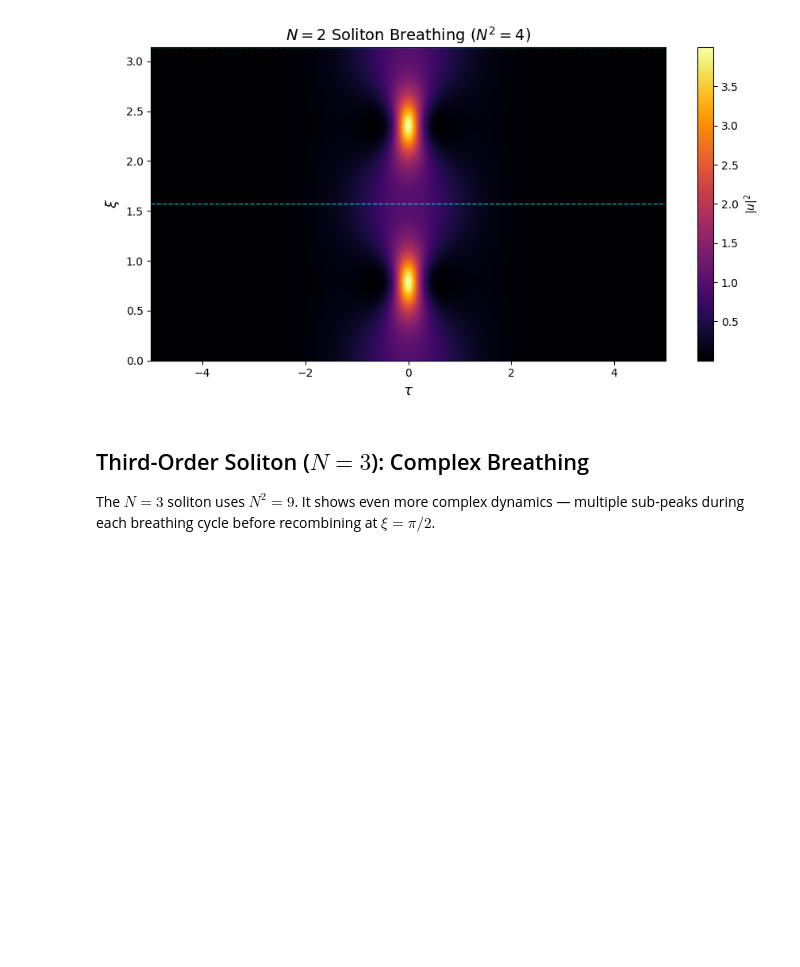
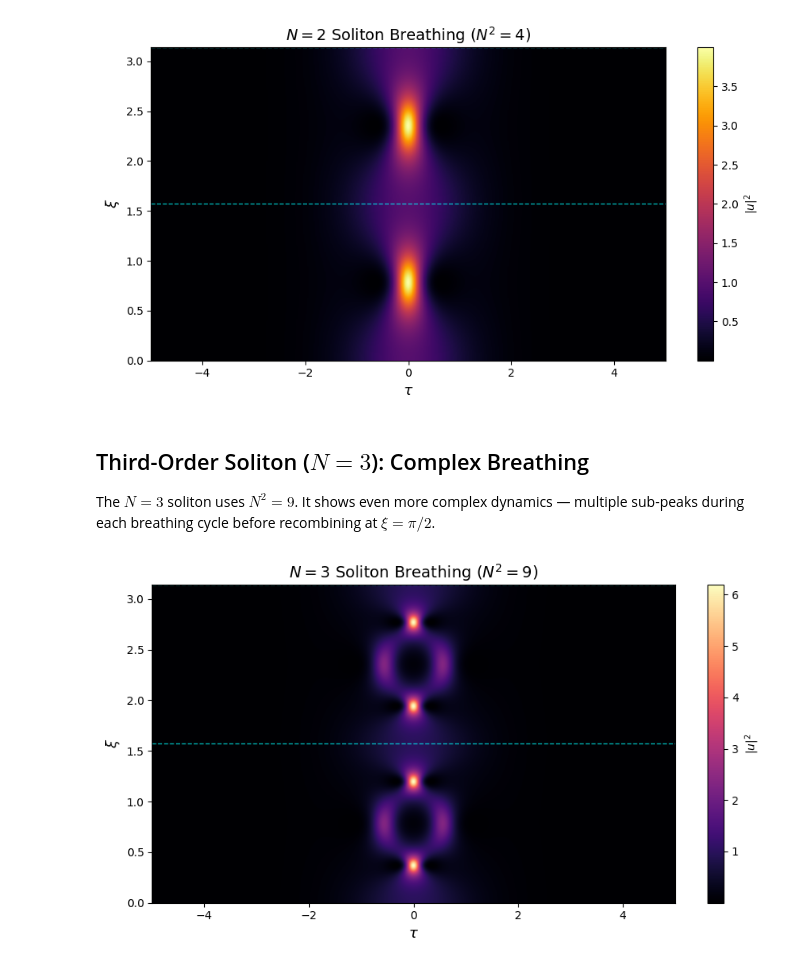
Before and after one commit to abbas-ahmad-cowlar/split-step-fourier-nlse, a Jupyter notebook: notebooks/03_solitons.ipynb, the cells around one changed output. Drawn from its saved outputs; the diff is of its cells as text; code cells hidden in the pictures; blank space fills up the shorter version.

Commit message:
Simulate 03 solitons propagation

```diff
--- a/notebooks/03_solitons.ipynb
+++ b/notebooks/03_solitons.ipynb
@@ -191,3 +191,30 @@ N=2 initial energy: 2.000000 (expected 2.0)
 
 The $N = 3$ soliton uses $N^2 = 9$. It shows even more complex dynamics — multiple
 sub-peaks during each breathing cycle before recombining at $\xi = \pi/2$.
+# %%
+tau_N3, omega_N3, dtau_N3 = create_grid(N_t=4096, tau_window=20.0)
+u0_N3 = sech_pulse(tau_N3)
+
+xi_arr_N3, u_hist_N3 = ssfm_propagate(
+    u0_N3, tau_N3, omega_N3, xi_max=np.pi, N_z=2000, s=1, N_sq=9.0,
+)
+
+fig, ax = plt.subplots(figsize=(9, 5))
+mask_N3 = (tau_N3 >= -5) & (tau_N3 <= 5)
+im = ax.imshow(
+    np.abs(u_hist_N3[:, mask_N3])**2, aspect='auto', origin='lower',
+    extent=[tau_N3[mask_N3][0], tau_N3[mask_N3][-1],
+            xi_arr_N3[0], xi_arr_N3[-1]],
+    cmap='magma',
+)
+for k in range(1, 3):
+    ax.axhline(k*np.pi/2, color='cyan', ls='--', lw=1, alpha=0.7)
+ax.set_xlabel(r'$\tau$', fontsize=13)
+ax.set_ylabel(r'$\xi$', fontsize=13)
+ax.set_title(r'$N=3$ Soliton Breathing ($N^2=9$)', fontsize=14)
+fig.colorbar(im, ax=ax, label=r'$|u|^2$')
+fig.tight_layout()
+save_figure(fig, FIG_DIR / "nb03_soliton_N3_map.png")
+plt.show()
+# %% [output]
+[figure, added]
```
